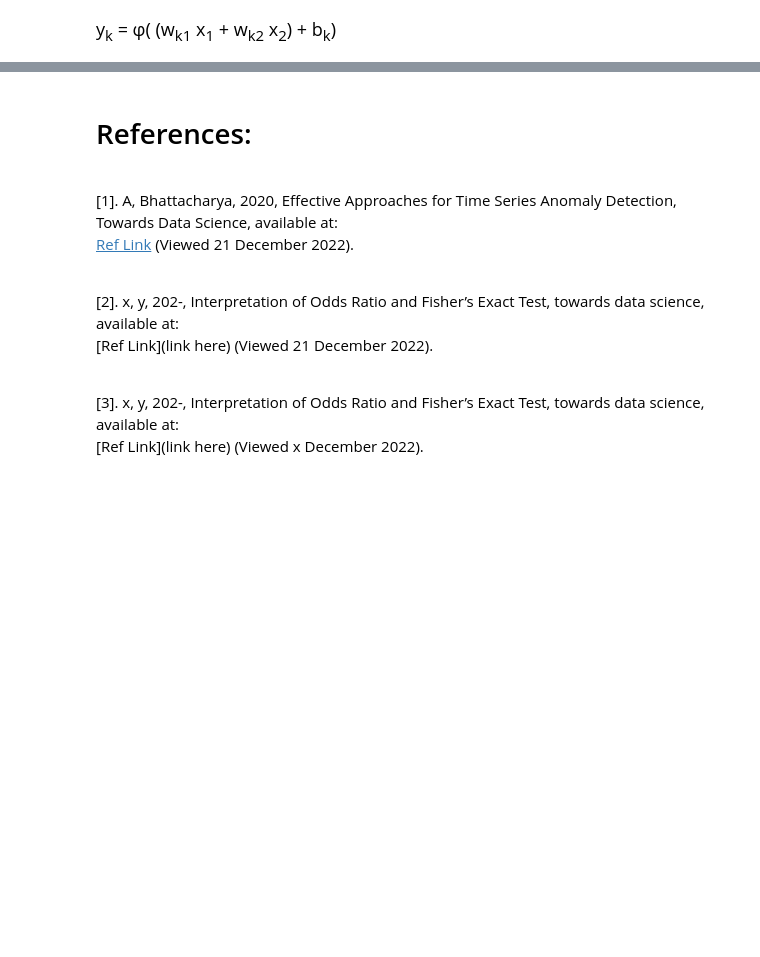
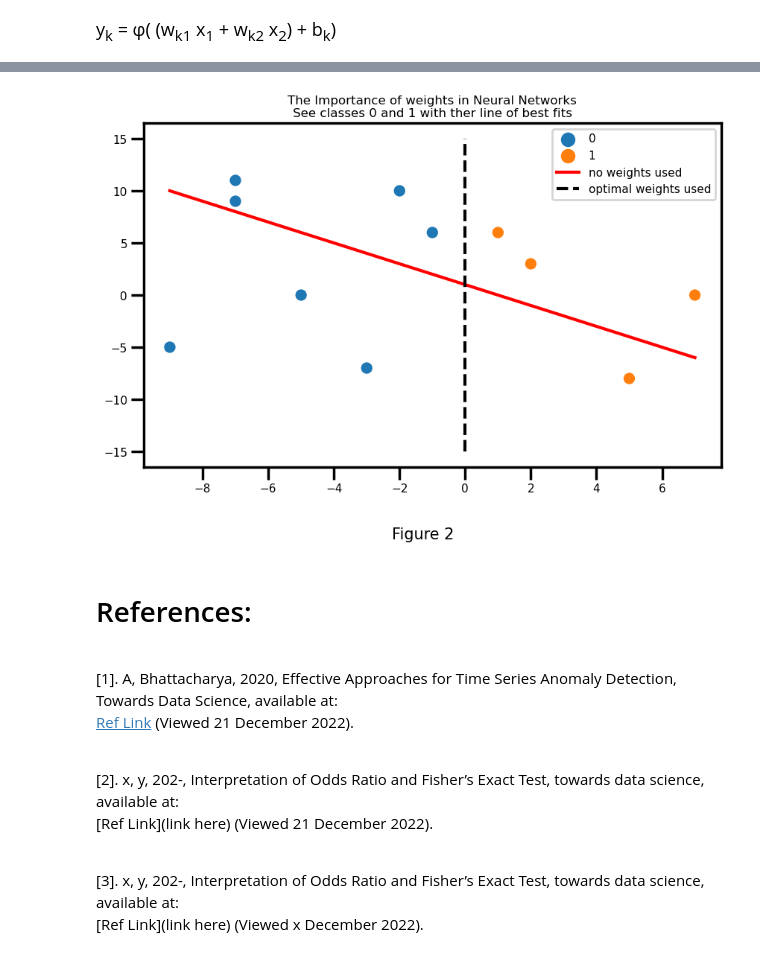
Before and after one commit to CiaranMoran27/machstat-assessment, a Jupyter notebook: time_series_anomaly_detection.ipynb, the cells around one changed output, grey strips where cells are left out. Cells and saved outputs as stored; diff of their text form; code cells hidden in the pictures; blank space fills up the shorter version.

Commit message:
Added Neural Networks Part 2 to Background Section of Anomoly Detection file

```diff
--- a/time_series_anomaly_detection.ipynb
+++ b/time_series_anomaly_detection.ipynb
@@ -31,3 +35,46 @@ Figure 1. [Saxena, 2020]
+# %%
+# Numerical arrays.
+import numpy as np
+
+# Spreadsheet-like Data Frames.
+import pandas as pd
+
+# Neural networks.
+import tensorflow.keras as keras
+
+# Plotting
+import matplotlib.pyplot as plt
+import seaborn as sns
+sns.set_context("poster", font_scale = .5, rc={"grid.linewidth": 0.6})
+# %%
+# two input arrays
+x1 = np.array([-9,  1, -5, -3,  5, -7, 2, -2, 7, -7, -1])
+x2 = np.array([-5,  6,  0, -7, -8, 11, 3, 10, 0, 9, 6])
+xclass = [0, 1, 0, 0, 1, 0, 1, 0, 1, 0, 0]
+bias = 1
+
+# dataframe for plotting
+df = pd.DataFrame({'x1':x1, 'x2':x2, 'class':xclass})
+
+# plot code
+fig, ax = plt.subplots(figsize = (10, 6))
+plt.figtext(0.5, -0.05, 'Figure 2', wrap=True, horizontalalignment='center', fontsize=15);
+
+# plot input arrays
+sns.scatterplot(data=df, x=x1, y=x2, hue='class')
+
+# plot x1 and predicted y value using eqn: (x2 = -x1 + bias)
+sns.lineplot(data=df, x=x1, y =(-x1 + bias), color='red', label='no weights used')
+
+# plot class boundary a neural network could achieve with optimal weights
+plt.plot([0, 0], [-15, 15], '--k', label = 'optimal weights used');
+
+# format plot
+ax.title.set_text('The Importance of weights in Neural Networks\n\
+See classes 0 and 1 with ther line of best fits')
+plt.legend();
+# %% [output]
+[figure, added]
 # %% [markdown]
 <h1>References:</h1>
 
```
Also changed, not shown: parts of 3 cells of this notebook.
